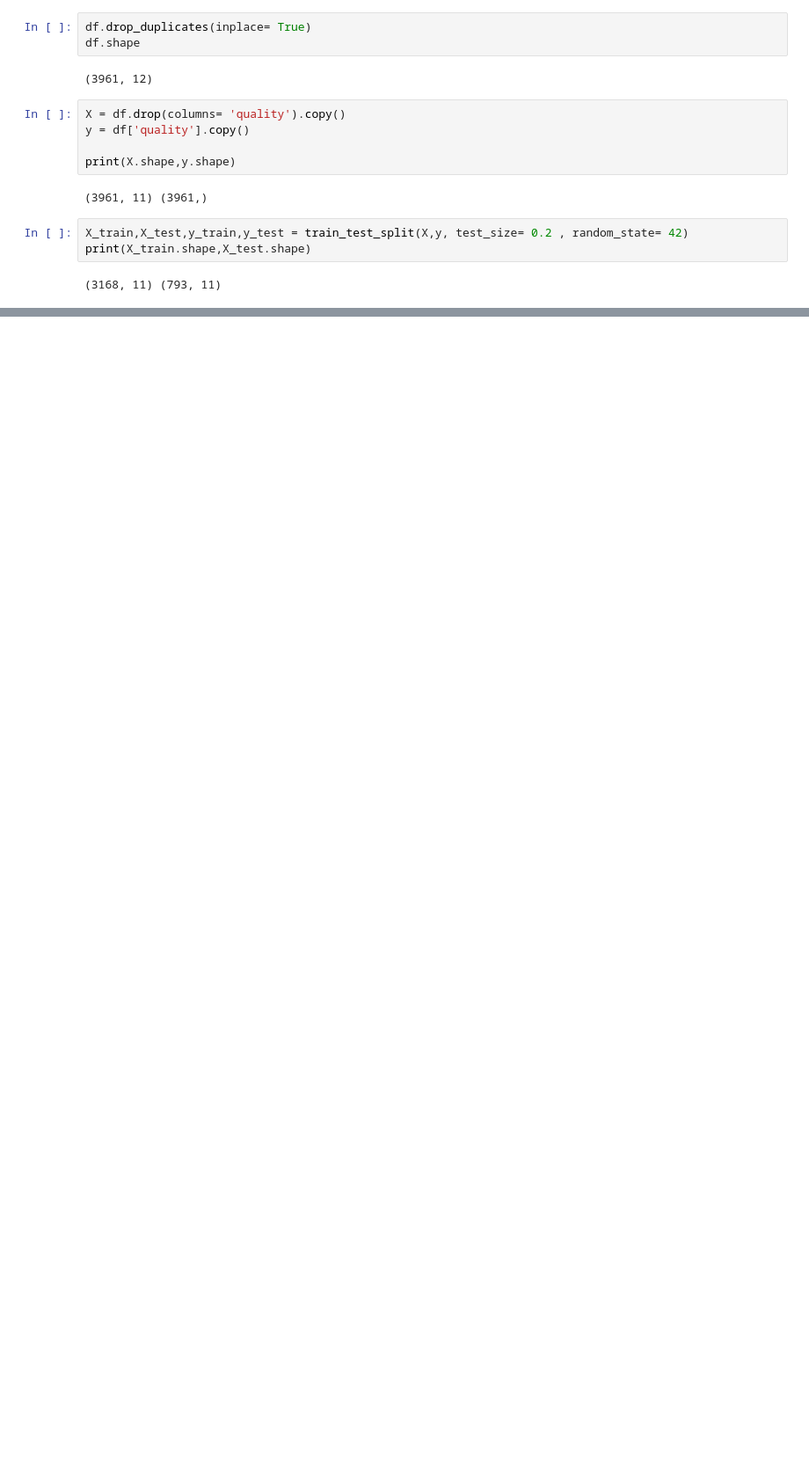
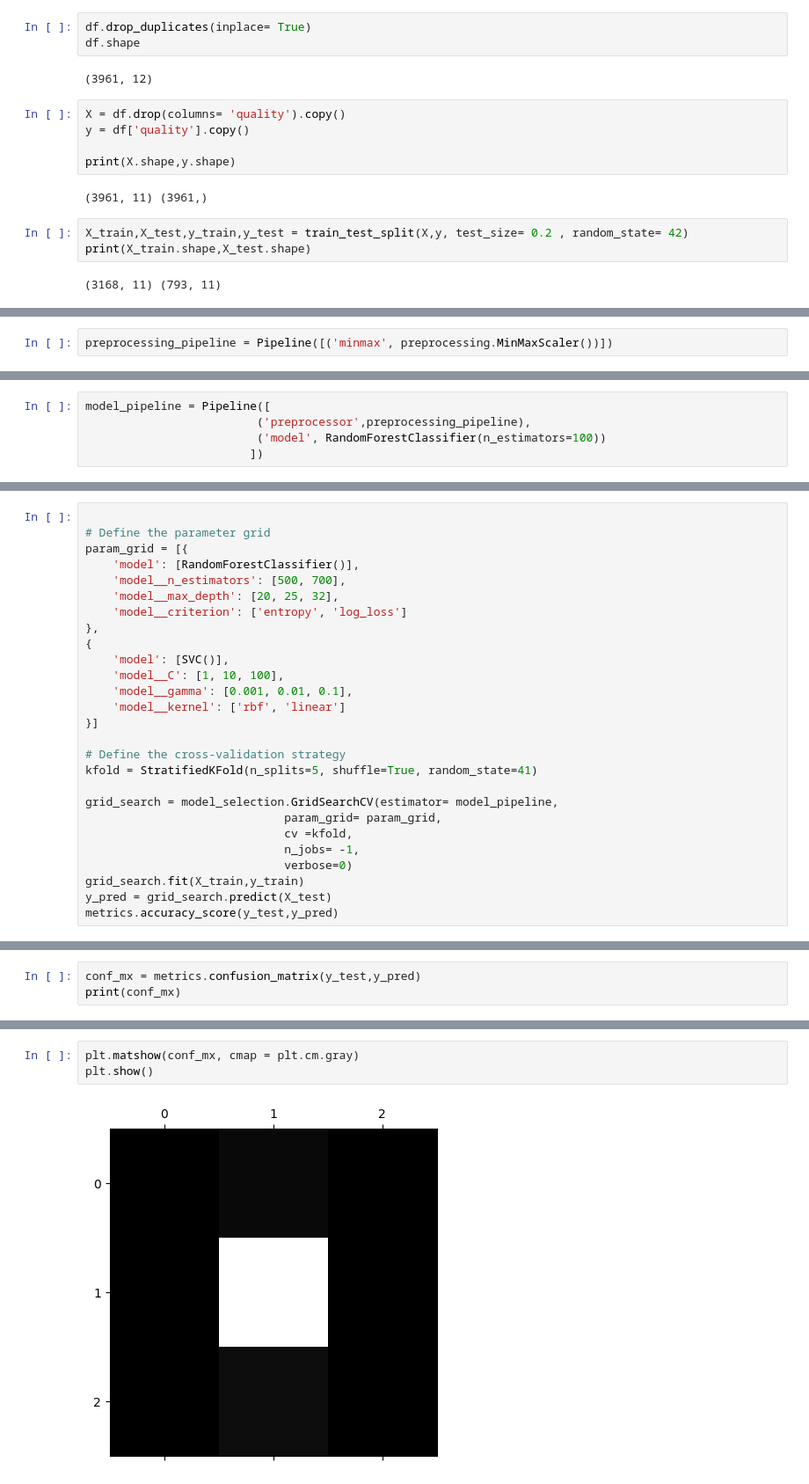
Before and after one commit to Joon-hub/Data_science_course, a Jupyter notebook: udemy_mlops/Docker-for-ml/docker-mlflow/train.ipynb, the cells around one changed output, grey strips where cells are left out. Shown at 88% size. Saved outputs shown, nothing was run; the diff lists cells and outputs as text; blank space fills up the shorter version.

```diff
--- a/udemy_mlops/Docker-for-ml/docker-mlflow/train.ipynb
+++ b/udemy_mlops/Docker-for-ml/docker-mlflow/train.ipynb
@@ -150,0 +278,2 @@ metrics.accuracy_score(y_test,y_pred)
+# %%
+preprocessing_pipeline = Pipeline([('minmax', preprocessing.MinMaxScaler())])
@@ -150,0 +282,5 @@ metrics.accuracy_score(y_test,y_pred)
+# %%
+model_pipeline = Pipeline([
+                         ('preprocessor',preprocessing_pipeline),
+                         ('model', RandomForestClassifier(n_estimators=100))
+                        ])
@@ -150,0 +289,27 @@ metrics.accuracy_score(y_test,y_pred)
+# %%
+
+# Define the parameter grid
+param_grid = [{
+    'model': [RandomForestClassifier()],
+    'model__n_estimators': [500, 700],
+    'model__max_depth': [20, 25, 32],
+    'model__criterion': ['entropy', 'log_loss']
+},
+{
+    'model': [SVC()],
+    'model__C': [1, 10, 100],
+    'model__gamma': [0.001, 0.01, 0.1],
+    'model__kernel': ['rbf', 'linear']
+}]
+
+# Define the cross-validation strategy
+kfold = StratifiedKFold(n_splits=5, shuffle=True, random_state=41)
+
+grid_search = model_selection.GridSearchCV(estimator= model_pipeline,
+                             param_grid= param_grid,
+                             cv =kfold,
+                             n_jobs= -1,
+                             verbose=0)
+grid_search.fit(X_train,y_train)
+y_pred = grid_search.predict(X_test)
+metrics.accuracy_score(y_test,y_pred)
@@ -190,0 +342,3 @@ print(cross_val_accuracy.mean())
+# %%
+conf_mx = metrics.confusion_matrix(y_test,y_pred)
+print(conf_mx)
@@ -190,0 +361,5 @@ print(cross_val_accuracy.mean())
+# %%
+plt.matshow(conf_mx, cmap = plt.cm.gray)
+plt.show()
+# %% [output]
+[figure, added]
```
Also changed, not shown: parts of 37 cells of this notebook.
